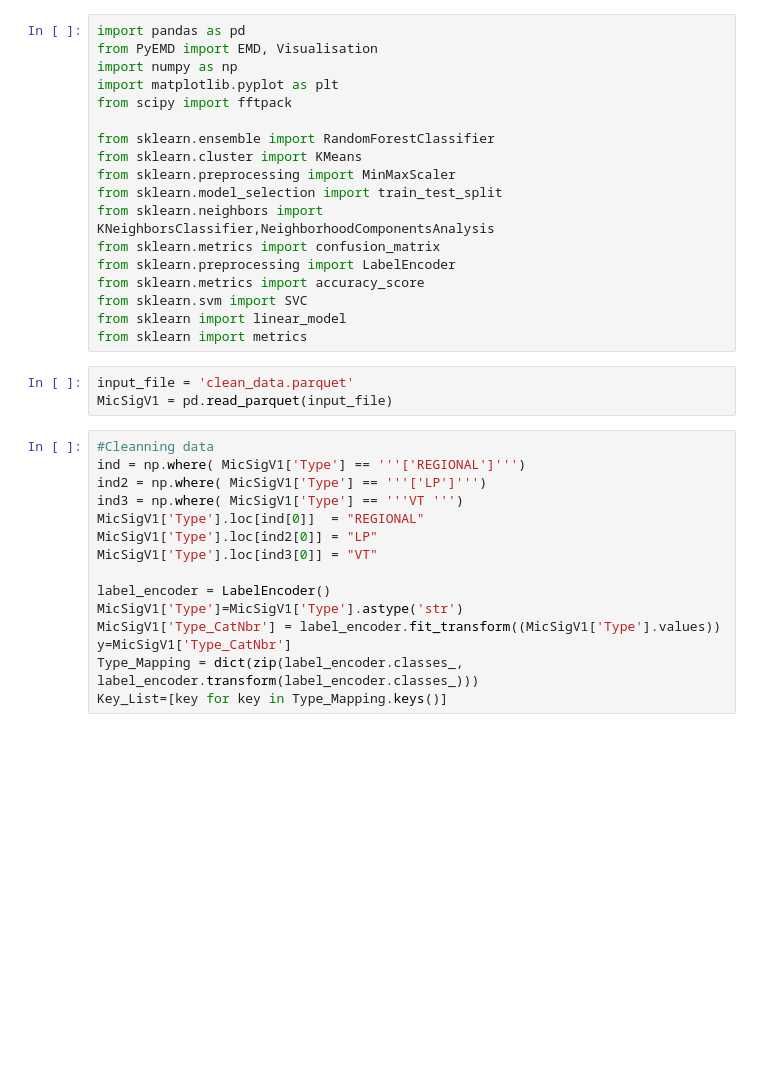
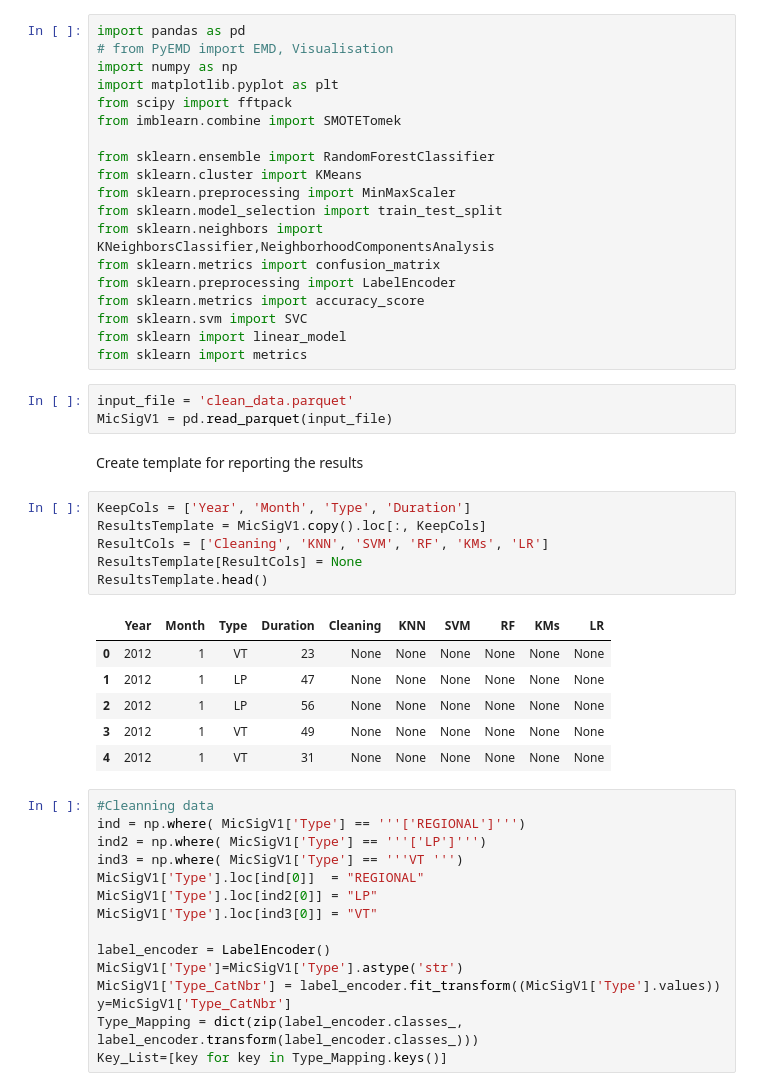
Before and after one commit to adreo00/dva-earth-science-project, a Jupyter notebook: 2model.ipynb, the cells around one changed output. Cells and saved outputs as stored; diff of their text form; blank space fills up the shorter version.

```diff
--- a/2model.ipynb
+++ b/2model.ipynb
@@ -1,9 +1,10 @@
 # %%
 import pandas as pd
-from PyEMD import EMD, Visualisation
+# from PyEMD import EMD, Visualisation
 import numpy as np
 import matplotlib.pyplot as plt
 from scipy import fftpack
+from imblearn.combine import SMOTETomek
 
 from sklearn.ensemble import RandomForestClassifier
 from sklearn.cluster import KMeans
@@ -19,6 +20,21 @@ from sklearn import metrics
 # %%
 input_file = 'clean_data.parquet'
 MicSigV1 = pd.read_parquet(input_file)
+# %% [markdown]
+Create template for reporting the results
+# %%
+KeepCols = ['Year', 'Month', 'Type', 'Duration']
+ResultsTemplate = MicSigV1.copy().loc[:, KeepCols]
+ResultCols = ['Cleaning', 'KNN', 'SVM', 'RF', 'KMs', 'LR']
+ResultsTemplate[ResultCols] = None
+ResultsTemplate.head()
+# %% [output]
+|  | Year | Month | Type | Duration | Cleaning | KNN | SVM | RF | KMs | LR |
+| 0 | 2012 | 1 | VT | 23 | None | None | None | None | None | None |
+| 1 | 2012 | 1 | LP | 47 | None | None | None | None | None | None |
+| 2 | 2012 | 1 | LP | 56 | None | None | None | None | None | None |
+| 3 | 2012 | 1 | VT | 49 | None | None | None | None | None | None |
+| 4 | 2012 | 1 | VT | 31 | None | None | None | None | None | None |
 # %%
 #Cleanning data
 ind = np.where( MicSigV1['Type'] == '''['REGIONAL']''')
```
Also changed, not shown: parts of 16 cells of this notebook.
